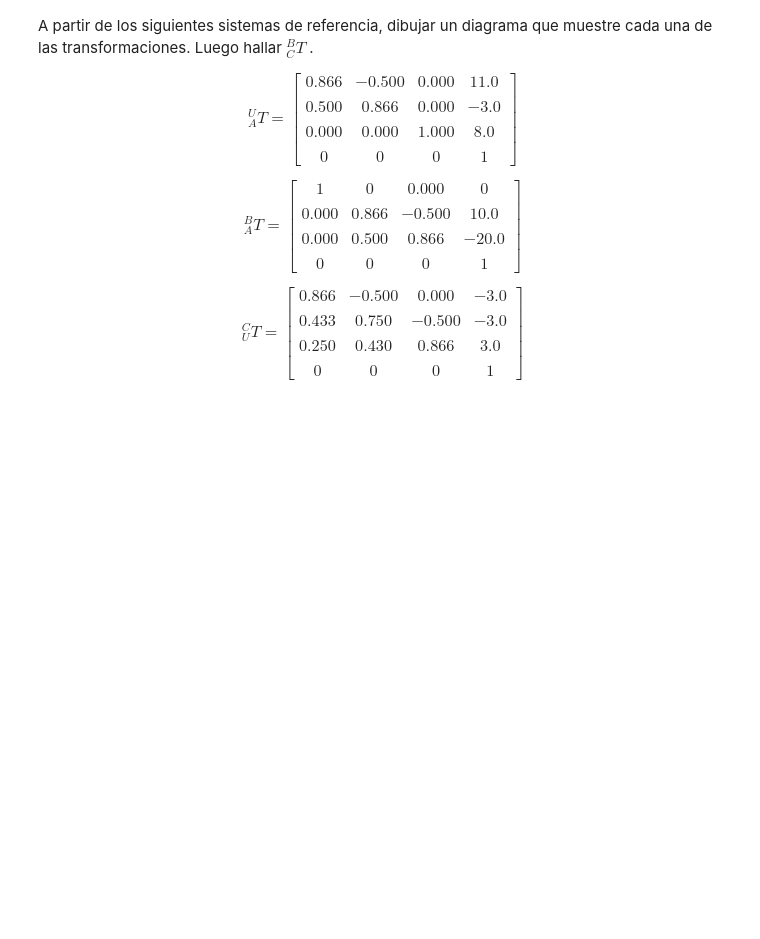
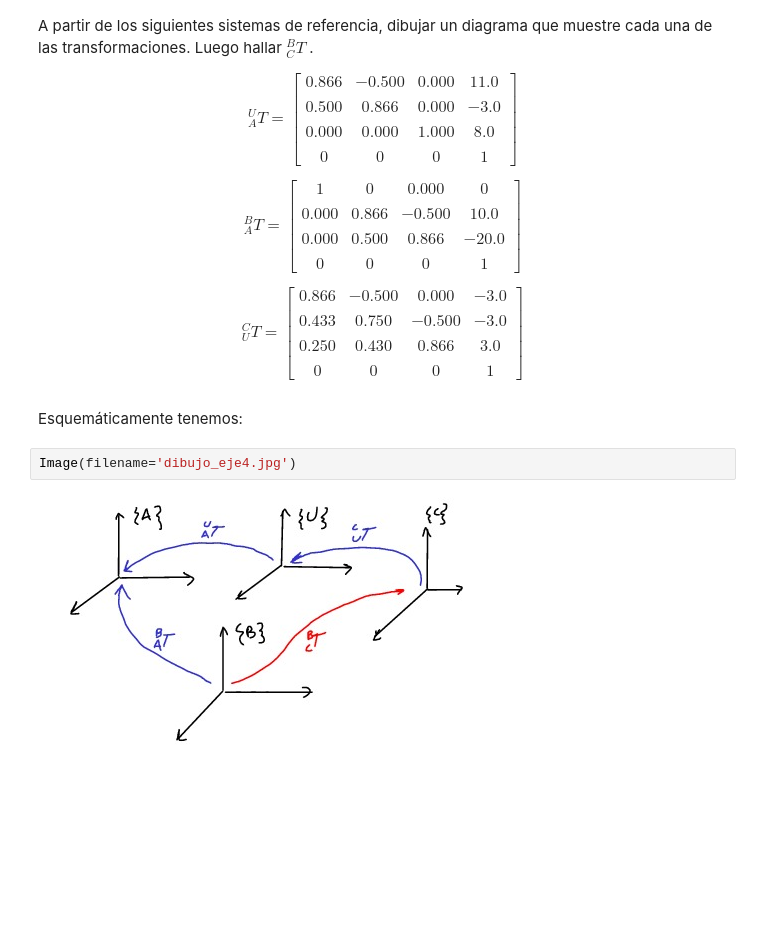
Before and after one commit to elsuizo/Control_de_robots_py, a Jupyter notebook: tp1.ipynb, the cells around one changed output. Cells and saved outputs as stored; diff of their text form; blank space fills up the shorter version.

```diff
--- a/tp1.ipynb
+++ b/tp1.ipynb
@@ -152,3 +152,9 @@ $$^{C}_{U}T = \begin{bmatrix}
             0.250 & 0.430 & 0.866 & 3.0 \\\\
             0 & 0 & 0 & 1
       \end{bmatrix}$$
+# %% [markdown]
+Esquemáticamente tenemos:
+# %%
+Image(filename='dibujo_eje4.jpg')
+# %% [output]
+[figure, added]
```
Also changed, not shown: parts of 7 cells of this notebook, 1 other file.
